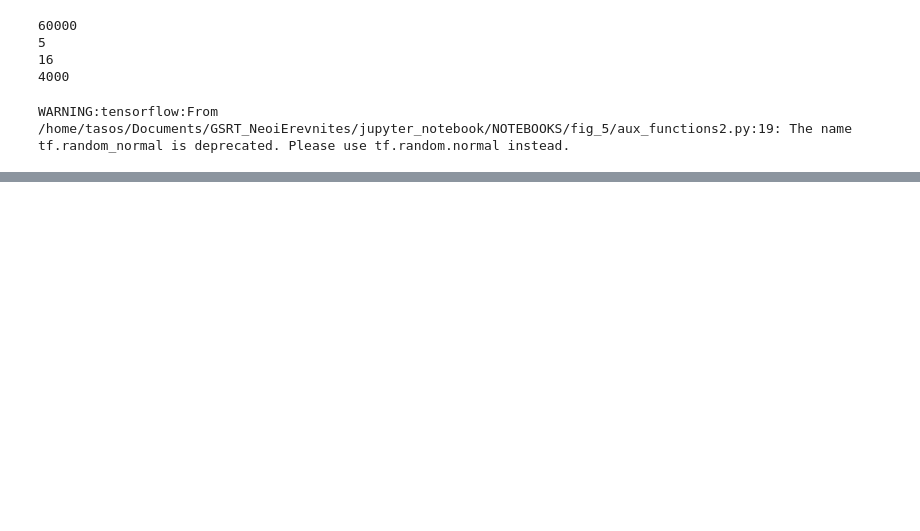
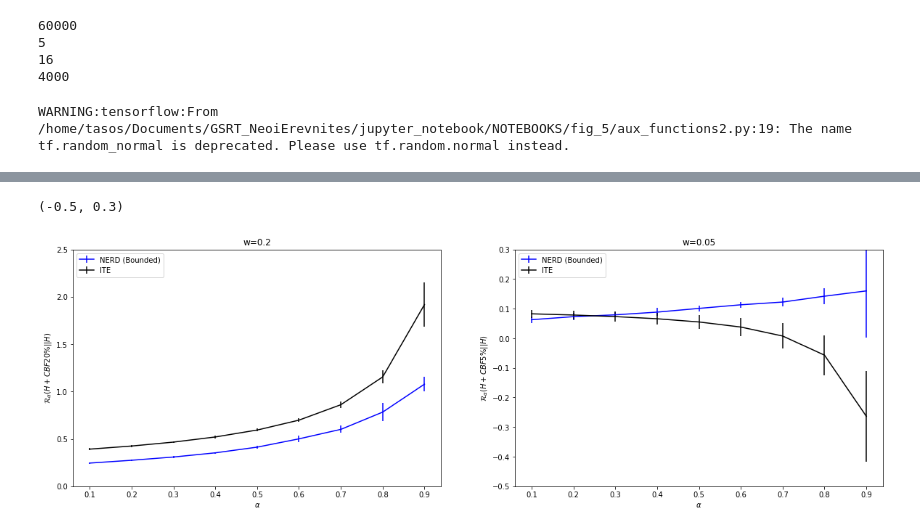
Before and after one commit to tasoskrhs/NERD_code, a Jupyter notebook: fig_5/NERD_bounded_alphas_ORIGINAL_DATA.ipynb, the cells around one changed output, grey strips where cells are left out. Cells and saved outputs as stored; diff of their text form; code cells hidden in the pictures; blank space fills up the shorter version.

```diff
--- a/fig_5/NERD_bounded_alphas_ORIGINAL_DATA.ipynb
+++ b/fig_5/NERD_bounded_alphas_ORIGINAL_DATA.ipynb
@@ -291,2 +276,48 @@ plt.ylim(0.0, 2.5)
+# %%
+# plot errorbars
+RD_M50_mean = np.mean(D_loss_vals, axis=1)  # means per alpha value
+RD_M50_mean_w_005 = np.mean(D_loss_vals_w_005, axis=1)
+
+RD_M50_std = np.std(D_loss_vals, axis=1)  # means per alpha value
+RD_M50_std_w_005 = np.std(D_loss_vals_w_005, axis=1)  # means per alpha value
+# %%
+# load ITE toolbox estimates (runs with matlab, saved in .mat files)
+fname = 'data/ITE_computations_H3_H4_H5_H6_H7_vs_CBF_perc4_markers_1_2_3_4_5_6_7_8_9_10_11_12_13_14_15_16_alpha_0.1_upto_0.9_H_first_1minalpha'
+data_ITE = scipy.io.loadmat(fname +'.mat')
+
+RD_ITE_mean = np.array(data_ITE['RD_ITE_mean'])
+RD_ITE_std = np.array(data_ITE['RD_ITE_std'])
+
+fname = 'data/ITE_computations_H3_H4_H5_H6_H7_vs_CBF_perc2_markers_1_2_3_4_5_6_7_8_9_10_11_12_13_14_15_16_alpha_0.1_upto_0.9_H_first_1minalpha'
+data_ITE_w_005 = scipy.io.loadmat(fname +'.mat')
+
+RD_ITE_mean_w_005 = np.array(data_ITE_w_005['RD_ITE_mean'])
+RD_ITE_std_w_005 = np.array(data_ITE_w_005['RD_ITE_std'])
+# %%
+plt.figure(figsize=(20,6))
+
+ax1 = plt.subplot(1,2,1)
+ax1.set_title('w=0.2')
+ax1.errorbar(alpha_range, RD_M50_mean, 1.96*RD_M50_std, color= 'b', label='NERD (Bounded)')
+ax1.errorbar(alpha_range, RD_ITE_mean.ravel(), 1.96*RD_ITE_std.ravel(), color= 'k', label='ITE')
+
+plt.legend(loc=2)
+plt.xlabel(r'$\alpha$')
+plt.ylabel(r'$\mathcal{R}_{\alpha}(H+CBF 20\% ||H)$')
+plt.ylim(0.0, 2.5)
+
+
+ax2 = plt.subplot(1,2,2)
+ax2.set_title('w=0.05')
+ax2.errorbar(alpha_range, RD_M50_mean_w_005, 1.96*RD_M50_std_w_005, color= 'b', label='NERD (Bounded)')
+ax2.errorbar(alpha_range, RD_ITE_mean_w_005.ravel(), 1.96*RD_ITE_std_w_005.ravel(), color= 'k', label='ITE')
+
+plt.legend(loc=2)
+plt.xlabel(r'$\alpha$')
+plt.ylabel(r'$\mathcal{R}_{\alpha}(H+CBF 5\% ||H)$')
+plt.ylim(-0.5, 0.3)
+# %% [output]
+(-0.5, 0.3)
+[figure, added]
 # %%
 print('program terminated succesfully')
```
Also changed, not shown: parts of 8 cells of this notebook.
